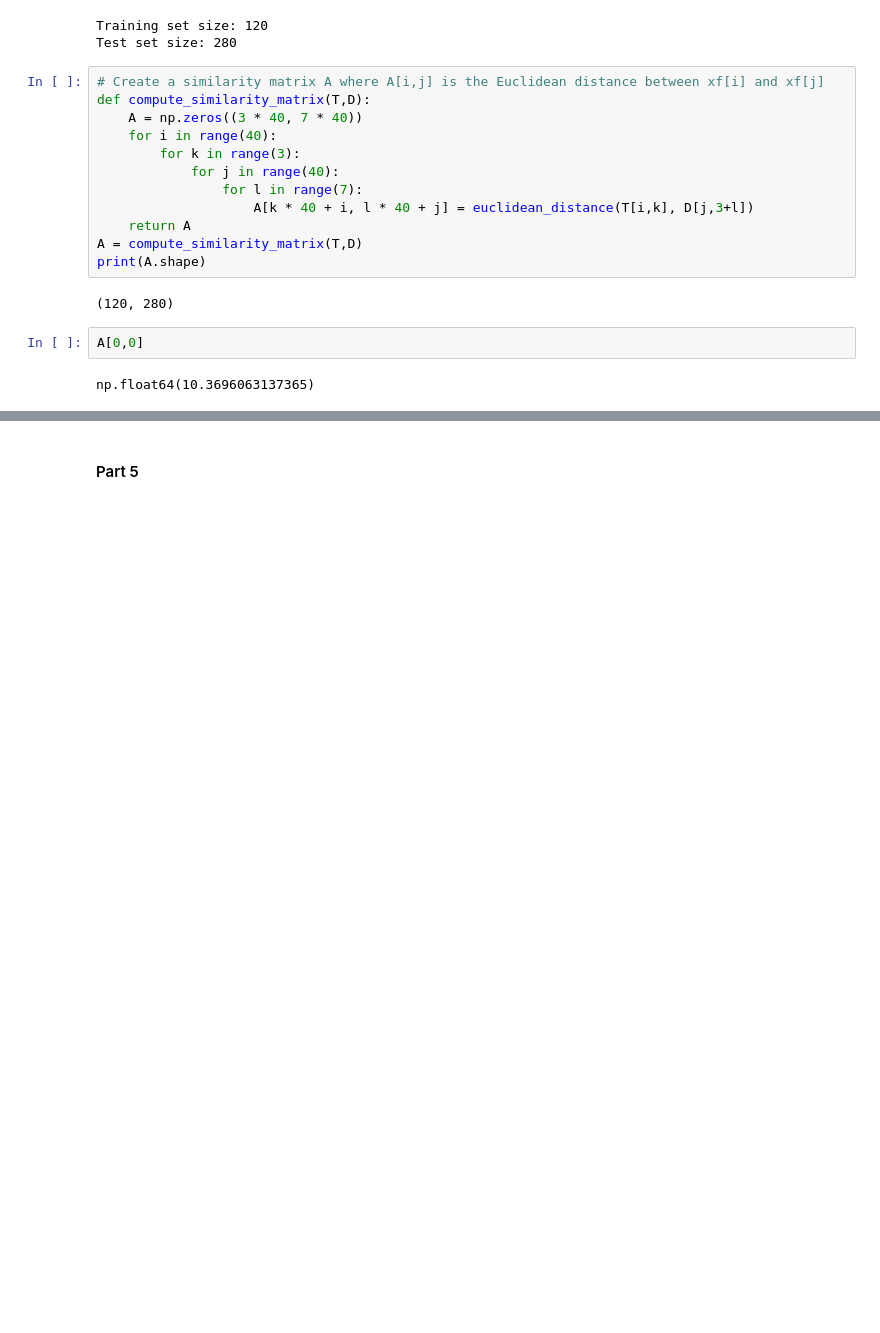
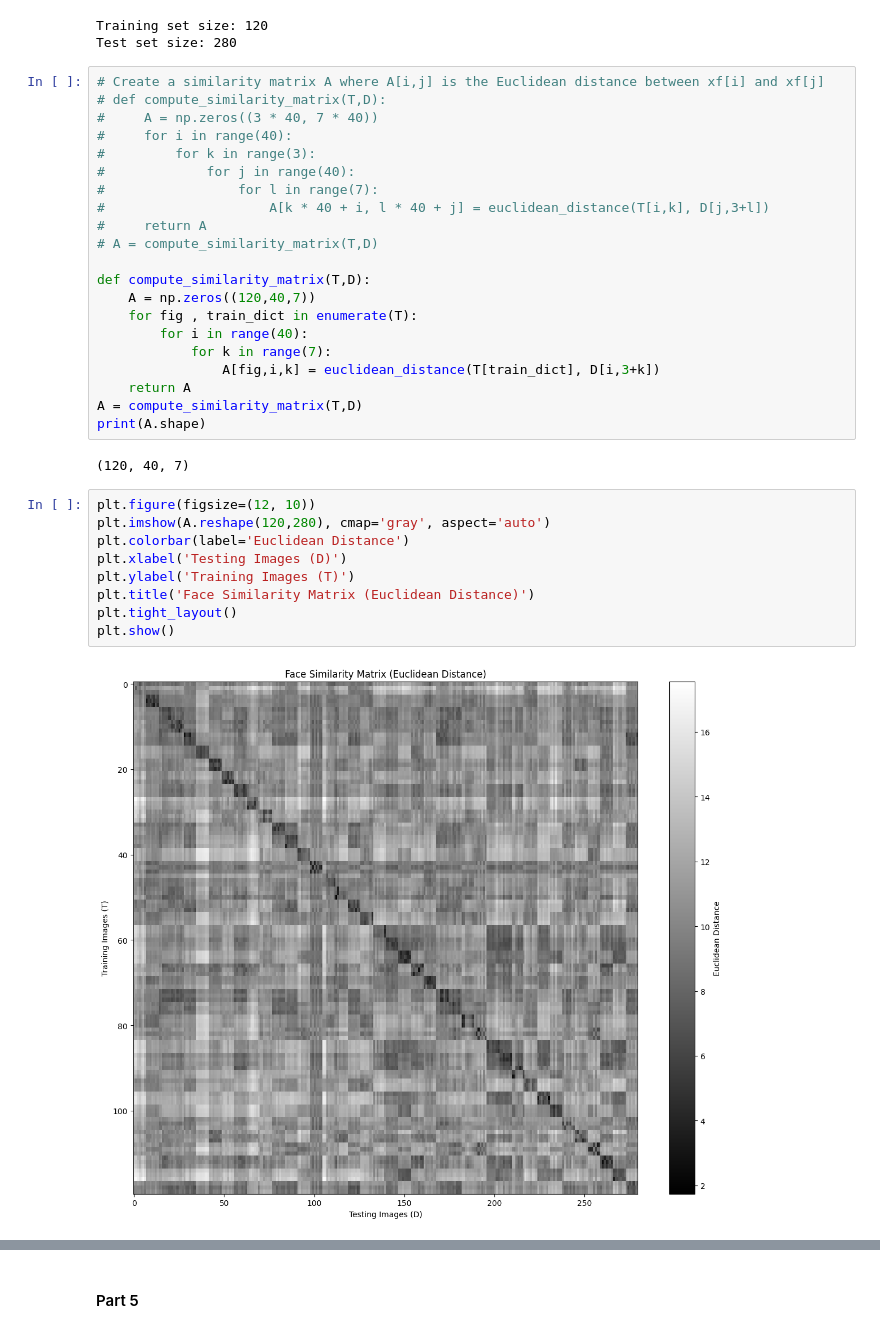
Before and after one commit to PavarisAsawa/PatternRecognition-Dimensionality_Reduction, a Jupyter notebook: chapter2.1.ipynb, the cells around one changed output, grey strips where cells are left out. Saved outputs shown, nothing was run; the diff lists cells and outputs as text; blank space fills up the shorter version.

```diff
--- a/chapter2.1.ipynb
+++ b/chapter2.1.ipynb
@@ -92,21 +92,37 @@ Training set size: 120
 Test set size: 280
 # %%
 # Create a similarity matrix A where A[i,j] is the Euclidean distance between xf[i] and xf[j]
+# def compute_similarity_matrix(T,D):
+#     A = np.zeros((3 * 40, 7 * 40))
+#     for i in range(40):
+#         for k in range(3):
+#             for j in range(40):
+#                 for l in range(7):
+#                     A[k * 40 + i, l * 40 + j] = euclidean_distance(T[i,k], D[j,3+l])
+#     return A
+# A = compute_similarity_matrix(T,D)
+
 def compute_similarity_matrix(T,D):
-    A = np.zeros((3 * 40, 7 * 40))
-    for i in range(40):
-        for k in range(3):
-            for j in range(40):
-                for l in range(7):
-                    A[k * 40 + i, l * 40 + j] = euclidean_distance(T[i,k], D[j,3+l])
+    A = np.zeros((120,40,7))
+    for fig , train_dict in enumerate(T):
+        for i in range(40):
+            for k in range(7):
+                A[fig,i,k] = euclidean_distance(T[train_dict], D[i,3+k])
     return A
 A = compute_similarity_matrix(T,D)
 print(A.shape)
 # %% [output]
-(120, 280)
+(120, 40, 7)
 # %%
-A[0,0]
+plt.figure(figsize=(12, 10))
+plt.imshow(A.reshape(120,280), cmap='gray', aspect='auto')
+plt.colorbar(label='Euclidean Distance')
+plt.xlabel('Testing Images (D)')
+plt.ylabel('Training Images (T)')
+plt.title('Face Similarity Matrix (Euclidean Distance)')
+plt.tight_layout()
+plt.show()
 # %% [output]
-np.float64(10.3696063137365)
+[figure, added]
 # %%
 # Is similar face reture ture positive and false alarm
```
Also changed, not shown: parts of 13 cells of this notebook, 1 other file.
